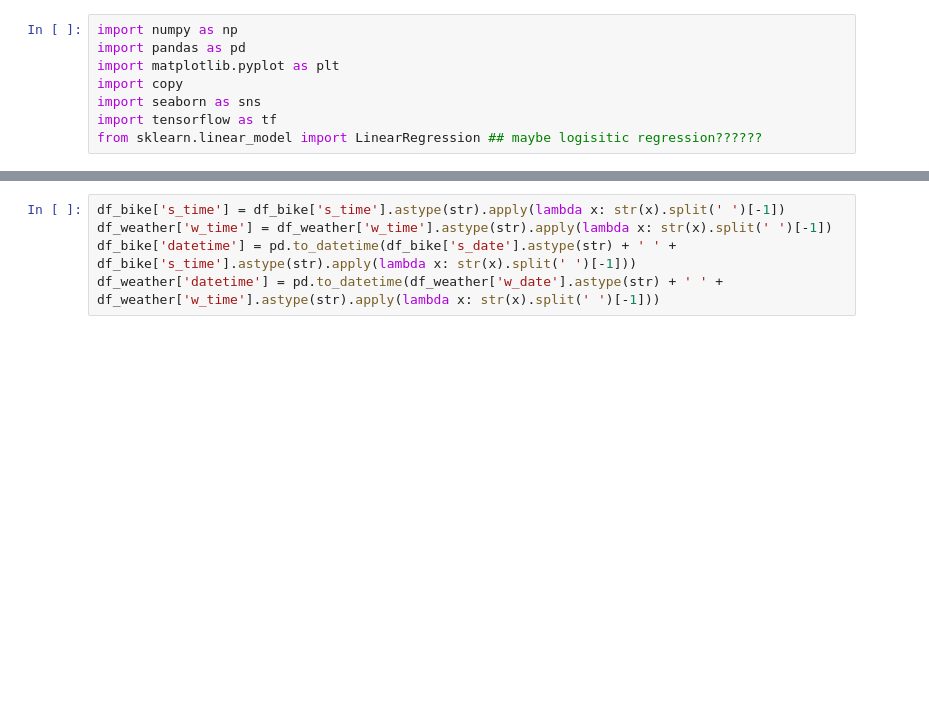
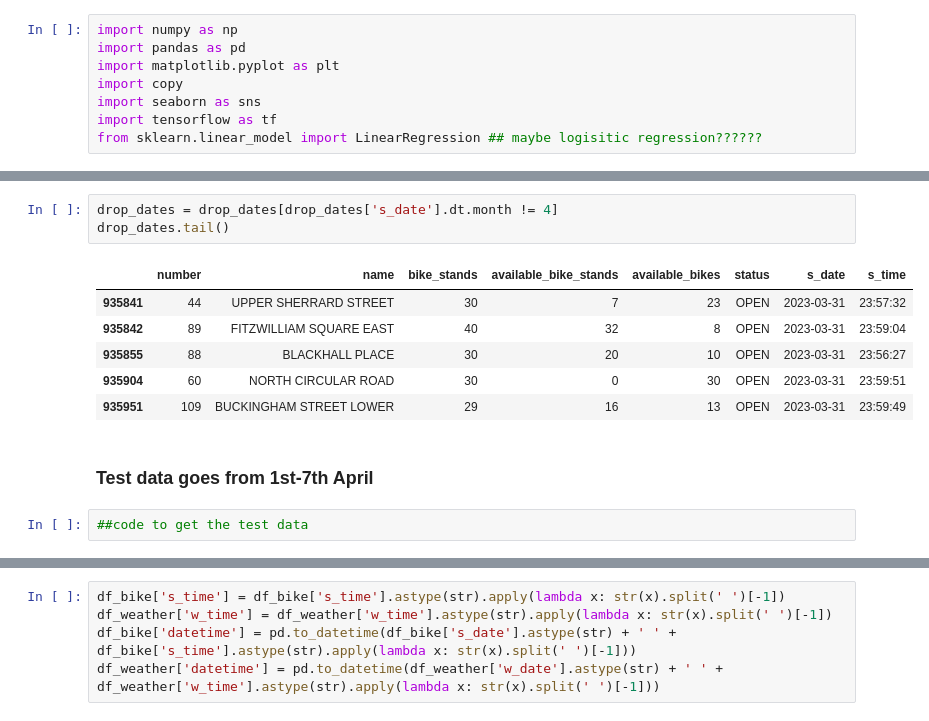
Before and after one commit to shuyaaaaaaa/Dublin-Bike, a Jupyter notebook: datamodel/model.ipynb, the cells around one changed output, grey strips where cells are left out. Cells and saved outputs as stored; diff of their text form; blank space fills up the shorter version.

```diff
--- a/datamodel/model.ipynb
+++ b/datamodel/model.ipynb
@@ -16,0 +37,14 @@ df_weather = pd.read_csv('weather_30_3_23.csv')
+# %%
+drop_dates = drop_dates[drop_dates['s_date'].dt.month != 4]
+drop_dates.tail()
+# %% [output]
+|  | number | name | bike_stands | available_bike_stands | available_bikes | status | s_date | s_time |
+| 935841 | 44 | UPPER SHERRARD STREET | 30 | 7 | 23 | OPEN | 2023-03-31 | 23:57:32 |
+| 935842 | 89 | FITZWILLIAM SQUARE EAST | 40 | 32 | 8 | OPEN | 2023-03-31 | 23:59:04 |
+| 935855 | 88 | BLACKHALL PLACE | 30 | 20 | 10 | OPEN | 2023-03-31 | 23:56:27 |
+| 935904 | 60 | NORTH CIRCULAR ROAD | 30 | 0 | 30 | OPEN | 2023-03-31 | 23:59:51 |
+| 935951 | 109 | BUCKINGHAM STREET LOWER | 29 | 16 | 13 | OPEN | 2023-03-31 | 23:59:49 |
+# %% [markdown]
+### Test data goes from 1st-7th April
+# %%
+##code to get the test data
```
Also changed, not shown: parts of 12 cells of this notebook.
